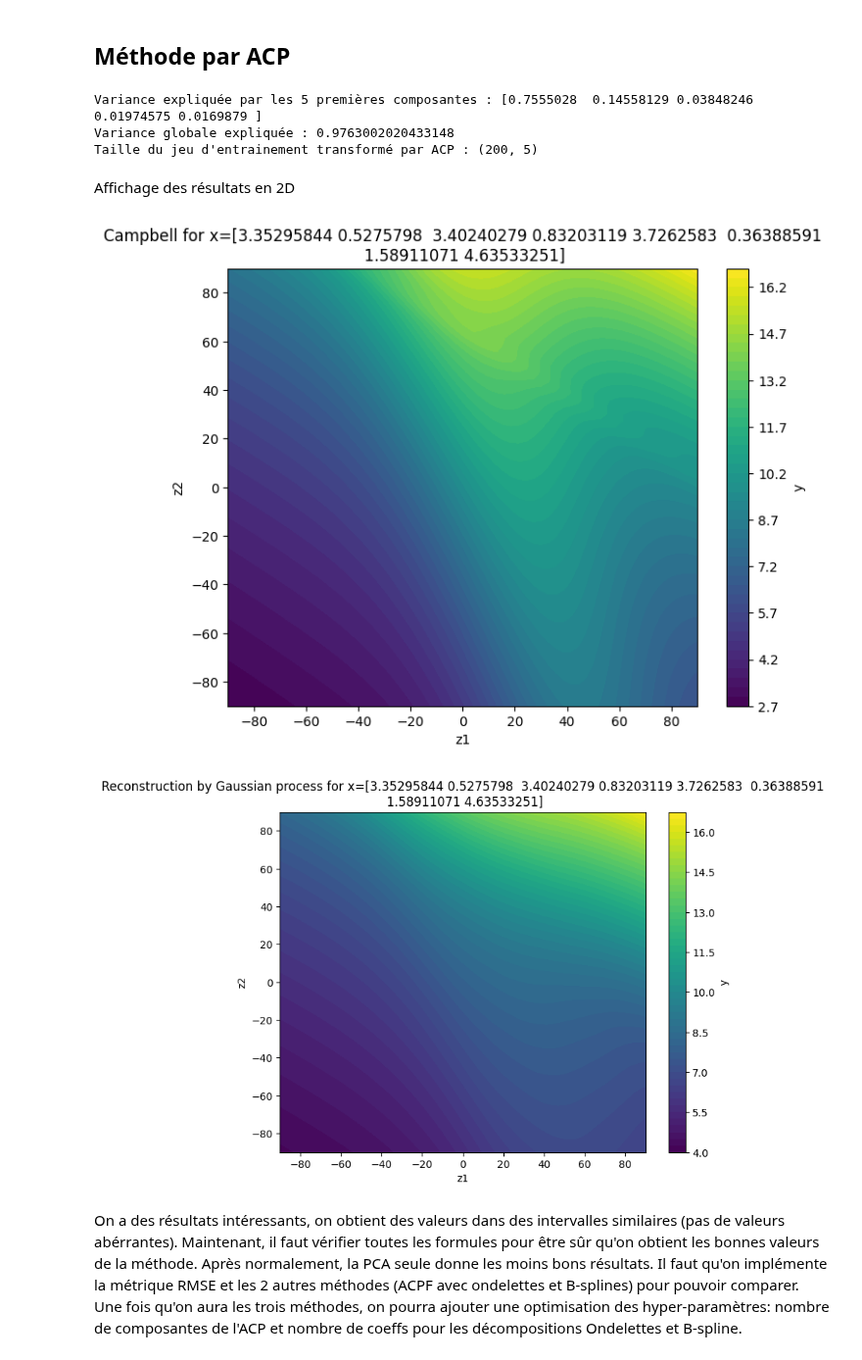
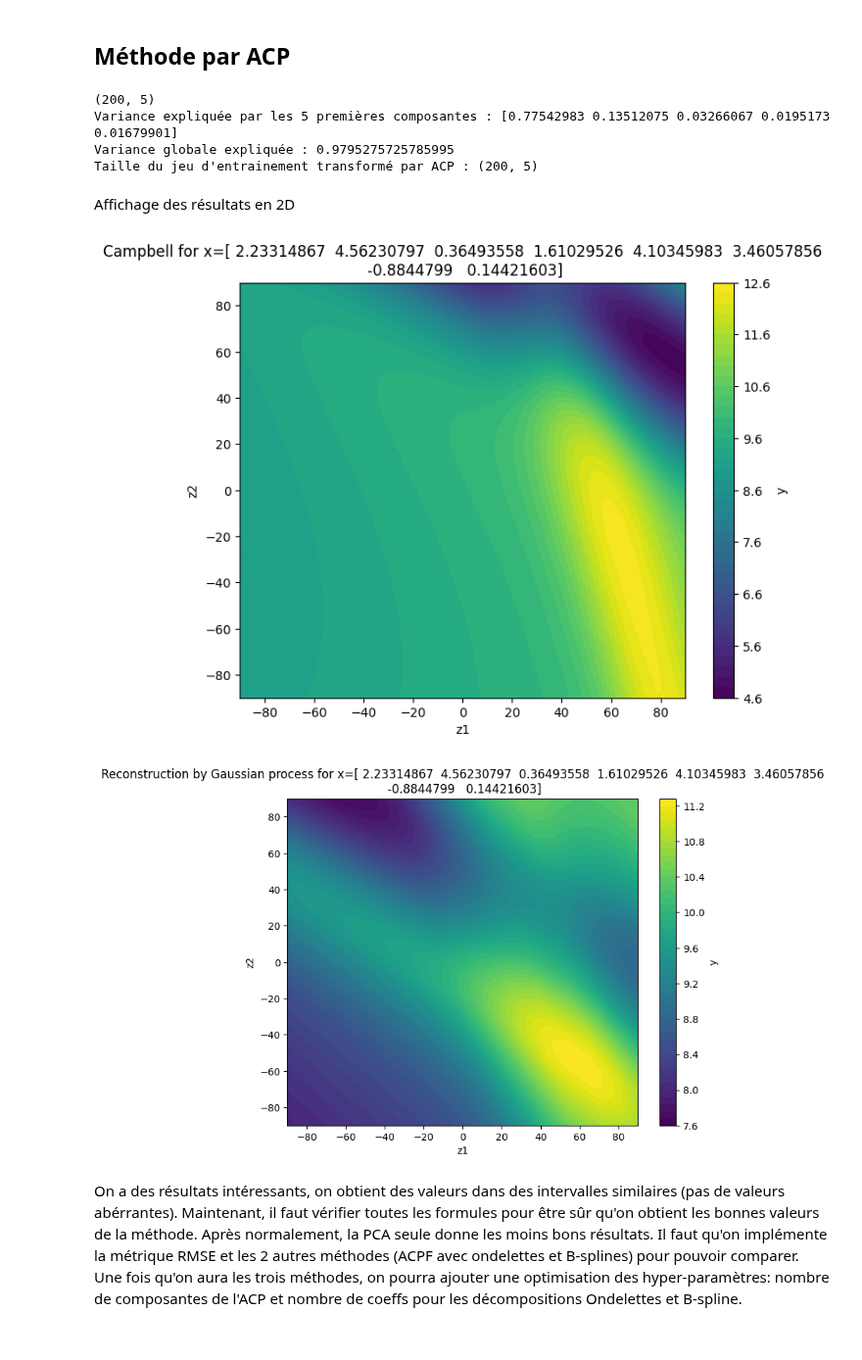
Before and after one commit to Viictordvd/Vigilance-Vagues-Submersion, a Jupyter notebook: campbell.ipynb, the cells around one changed output. Shown at 98% size. Saved outputs shown, nothing was run; the diff lists cells and outputs as text; code cells hidden in the pictures.

```diff
--- a/campbell.ipynb
+++ b/campbell.ipynb
@@ -36,15 +38,17 @@ n_test=1000
 n_train = 200
 n_dim = 8
 bounds = np.array([-np.ones(n_dim),5*np.ones(n_dim)])
-x_train = lhs_optimized(n_train, n_dim ,bounds, n_iter=500, seed=42)#on simule les données d'entrée avec LHS et SA
+x_train = methods.lhs_optimized(n_train, n_dim ,bounds, n_iter=500, seed=42)#on simule les données d'entrée avec LHS et SA
 x_test=np.random.uniform(-1,5,(n_test,n_dim)) #On simule les données de test avec une loi uniforme
 y_train = np.zeros((n_train,n_grid*n_grid))  # matrice (1000, 4096)
 y_test = np.zeros((n_test,n_grid*n_grid))
 for i in range(n_train):
     ytrain_i = Simulateur(x_train[i], Z1, Z2)
+    y_train[i,:] = ytrain_i.flatten()
+
+for i in range(n_test):
     ytest_i = Simulateur(x_test[i], Z1, Z2)
-    y_train[i,:]=ytrain_i.flatten()  # on aplati la carte 64x64 pour pouvoir faire l'ACP
-    y_test[i,:]=ytest_i.flatten()
+    y_test[i,:] = ytest_i.flatten()
 print("Forme de y :",y_train.shape)
 # %% [output]
 Forme de y : (200, 4096)
@@ -53,42 +57,41 @@ Forme de y : (200, 4096)
 # %%
 #La fonction est dans le fichier methods.py
 n_pc = 5 #nombre composantes principales
-theta = 0.01
-sigma = 1
-kernel = mat5_2Kern
-Y_test_reconstruct,Var_Y_reconstruct = ACP(x_train,x_test,y_train,n_pc,[theta,sigma],kernel)
+param = [3,1] #theta,sigma
+Y_test_reconstruct = methods.ACP(x_train,x_test,y_train,n_pc,param)
 # %% [output]
-Variance expliquée par les 5 premières composantes : [0.7555028  0.14558129 0.03848246 0.01974575 0.0169879 ]
-Variance globale expliquée : 0.9763002020433148
+(200, 5)
+Variance expliquée par les 5 premières composantes : [0.77542983 0.13512075 0.03266067 0.0195173  0.01679901]
+Variance globale expliquée : 0.9795275725785995
 Taille du jeu d'entrainement transformé par ACP : (200, 5)
 # %% [markdown]
 Affichage des résultats en 2D
 # %%
 z1_vals=np.linspace(-90,90,n_grid)
 z2_vals=np.linspace(-90,90,n_grid)
 
 Z1,Z2=np.meshgrid(z1_vals,z2_vals)
 
 #Vérité
 plt.figure(figsize=(8, 6))
-contour = plt.contourf(Z1, Z2, np.reshape(y_test[100,:],(n_grid,n_grid)), levels=50)
+contour = plt.contourf(Z1, Z2, np.reshape(y_test[10,:],(n_grid,n_grid)), levels=50)
 plt.colorbar(contour, label='y')
 plt.xlabel('z1')
 plt.ylabel('z2')
 plt.title(f'Campbell for x={x_test[10,:]}')
 plt.show()
 
 #Prédiction
 plt.figure(figsize=(8, 6))
-contour = plt.contourf(Z1, Z2, np.reshape(Y_test_reconstruct[100,:],(n_grid,n_grid)), levels=50)
+contour = plt.contourf(Z1, Z2, np.reshape(Y_test_reconstruct[10,:],(n_grid,n_grid)), levels=50)
 plt.colorbar(contour, label='y')
 plt.xlabel('z1')
 plt.ylabel('z2')
 plt.title(f'Reconstruction by Gaussian process for x={x_test[10,:]}')
 plt.show()
 # %% [output]
-[figure, old version]
+[figure, new version]
-[figure, old version]
+[figure, new version]
 # %% [markdown]
 On a des résultats intéressants, on obtient des valeurs dans des intervalles similaires (pas de valeurs abérrantes). Maintenant, il faut vérifier toutes les formules pour être sûr qu'on obtient les bonnes valeurs de la méthode.
 Après normalement, la PCA seule donne les moins bons résultats. Il faut qu'on implémente la métrique RMSE et les 2 autres méthodes (ACPF avec ondelettes et B-splines) pour pouvoir comparer.
```
Also changed, not shown: parts of 8 cells of this notebook, 3 other files.
